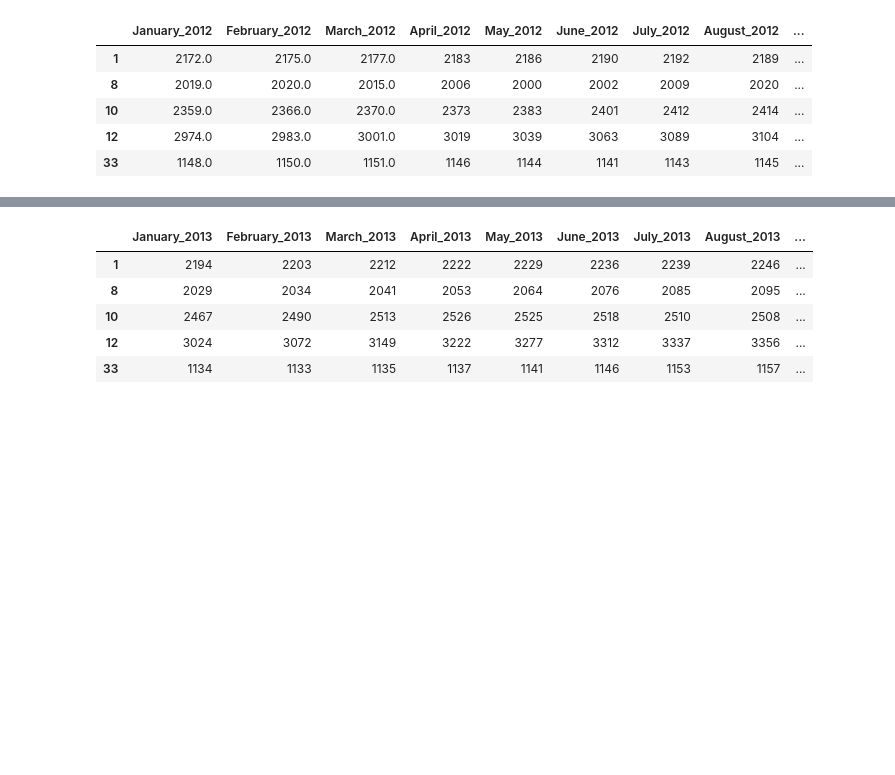
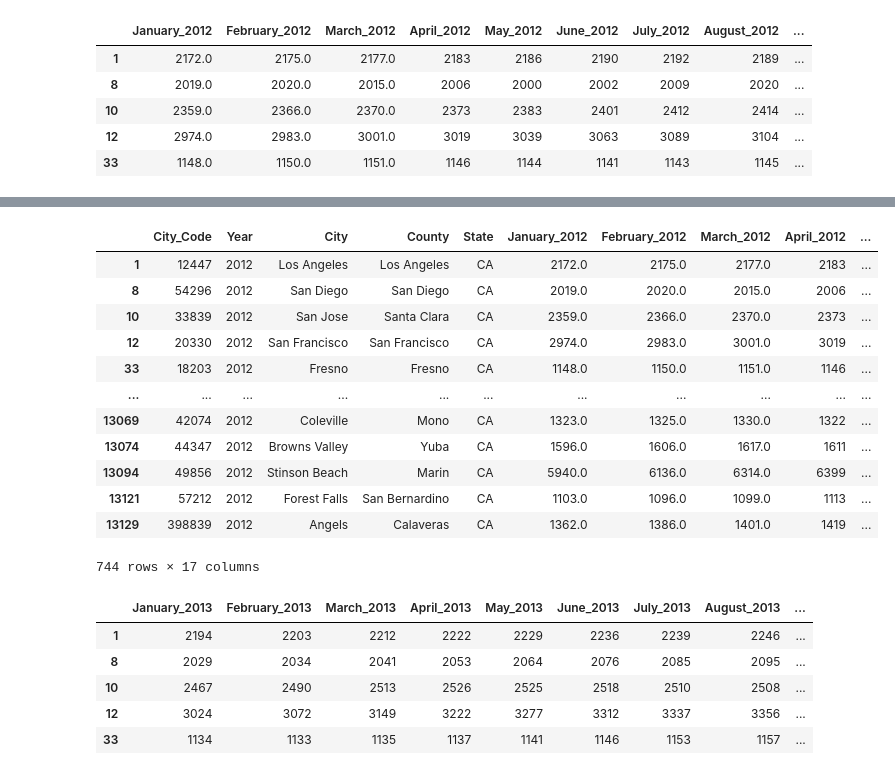
Before and after one commit to cassfolk/UCI-Project-2, a Jupyter notebook: Cleanup.ipynb, the cells around one changed output, grey strips where cells are left out. Saved outputs shown, nothing was run; the diff lists cells and outputs as text; code cells hidden in the pictures; blank space fills up the shorter version.

```diff
--- a/Cleanup.ipynb
+++ b/Cleanup.ipynb
@@ -163,6 +183,24 @@ rent_prices_2012_df.head()
 | 10 | 33839 | San Jose | Santa Clara | CA | 2359.0 | 2366.0 | 2370.0 | 2373 | 2383 | ... |
 | 12 | 20330 | San Francisco | San Francisco | CA | 2974.0 | 2983.0 | 3001.0 | 3019 | 3039 | ... |
 | 33 | 18203 | Fresno | Fresno | CA | 1148.0 | 1150.0 | 1151.0 | 1146 | 1144 | ... |
+# %%
+year_column= 2012
+rent_prices_2012_df.insert(1, "Year", year_column)
+rent_prices_2012_df
+# %% [output]
+|  | City_Code | Year | City | County | State | January_2012 | February_2012 | March_2012 | April_2012 | ... |
+| 1 | 12447 | 2012 | Los Angeles | Los Angeles | CA | 2172.0 | 2175.0 | 2177.0 | 2183 | ... |
+| 8 | 54296 | 2012 | San Diego | San Diego | CA | 2019.0 | 2020.0 | 2015.0 | 2006 | ... |
+| 10 | 33839 | 2012 | San Jose | Santa Clara | CA | 2359.0 | 2366.0 | 2370.0 | 2373 | ... |
+| 12 | 20330 | 2012 | San Francisco | San Francisco | CA | 2974.0 | 2983.0 | 3001.0 | 3019 | ... |
+| 33 | 18203 | 2012 | Fresno | Fresno | CA | 1148.0 | 1150.0 | 1151.0 | 1146 | ... |
+| ... | ... | ... | ... | ... | ... | ... | ... | ... | ... | ... |
+| 13069 | 42074 | 2012 | Coleville | Mono | CA | 1323.0 | 1325.0 | 1330.0 | 1322 | ... |
+| 13074 | 44347 | 2012 | Browns Valley | Yuba | CA | 1596.0 | 1606.0 | 1617.0 | 1611 | ... |
+| 13094 | 49856 | 2012 | Stinson Beach | Marin | CA | 5940.0 | 6136.0 | 6314.0 | 6399 | ... |
+| 13121 | 57212 | 2012 | Forest Falls | San Bernardino | CA | 1103.0 | 1096.0 | 1099.0 | 1113 | ... |
+| 13129 | 398839 | 2012 | Angels | Calaveras | CA | 1362.0 | 1386.0 | 1401.0 | 1419 | ... |
+744 rows × 17 columns
 # %%
 rent_2013_df = rent_prices_ca_df_all.iloc[:, 28:40]
 rent_2013_df.head()
```
Also changed, not shown: parts of 11 cells of this notebook, 2 other files.
